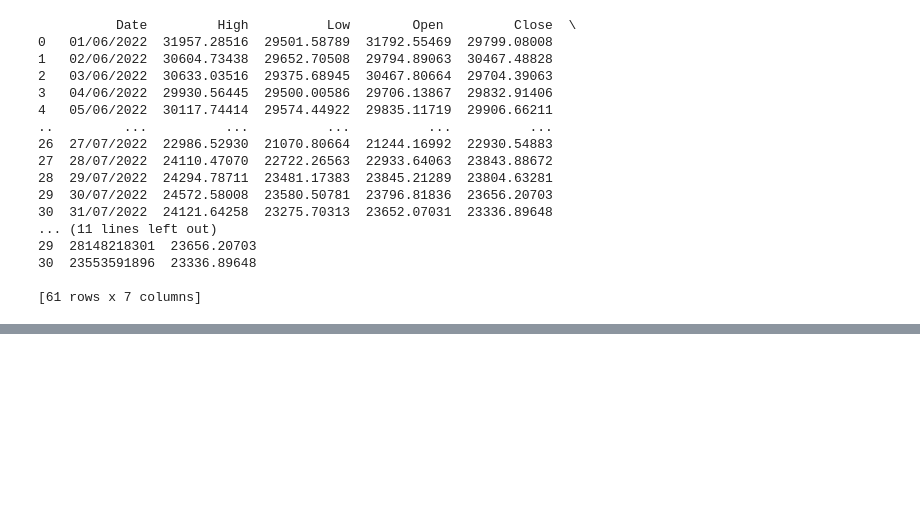
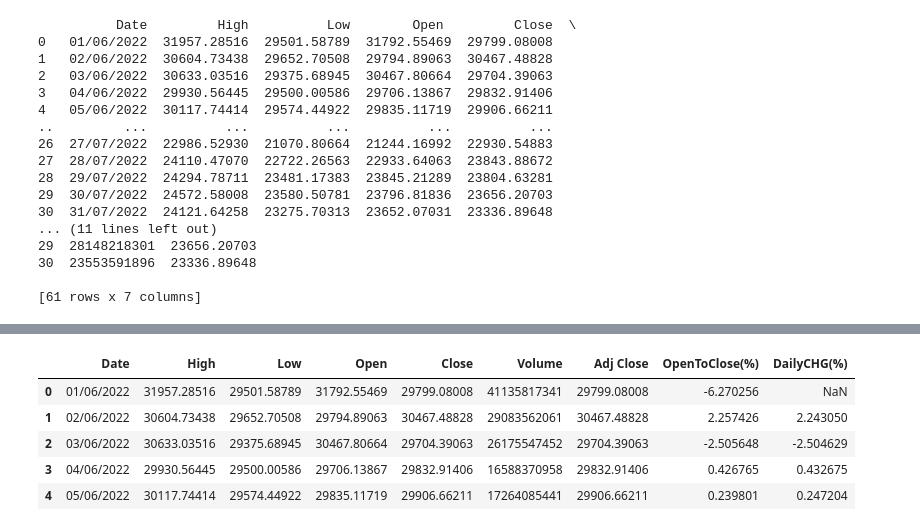
Before and after one commit to spag28/UCDPA_BethCartledge, a Jupyter notebook: Project.ipynb, the cells around one changed output, grey strips where cells are left out. Cells and saved outputs as stored; diff of their text form; code cells hidden in the pictures; blank space fills up the shorter version.

```diff
--- a/Project.ipynb
+++ b/Project.ipynb
@@ -293,3 +293,12 @@ sns.boxplot(data=Pricing_df)
 #a = sns.FacetGrid(Pricing_df, col = 'Close')
 #a.map(plt.hist, 'Volume', bins = 5)
 #plt.show()
+# %%
+import numpy as np
+import pandas as pd
+def diff(a,b):
+    return b - a
+
+
+Prices['DiffOC'] = Prices['DiffOC]'.apply(diff)
+Prices.head()
@@ -295,0 +307,13 @@ sns.boxplot(data=Pricing_df)
+# %%
+Prices['OpenToClose(%)'] = ((Prices['Close'] / Prices['Open '] - 1)*100).fillna(0)
+# %%
+Prices['DailyCHG(%)'] = Prices['Close'].pct_change()*100
+# %%
+Prices.head()
+# %% [output]
+|  | Date | High | Low | Open | Close | Volume | Adj Close | OpenToClose(%) | DailyCHG(%) |
+| 0 | 01/06/2022 | 31957.28516 | 29501.58789 | 31792.55469 | 29799.08008 | 41135817341 | 29799.08008 | -6.270256 | NaN |
+| 1 | 02/06/2022 | 30604.73438 | 29652.70508 | 29794.89063 | 30467.48828 | 29083562061 | 30467.48828 | 2.257426 | 2.243050 |
+| 2 | 03/06/2022 | 30633.03516 | 29375.68945 | 30467.80664 | 29704.39063 | 26175547452 | 29704.39063 | -2.505648 | -2.504629 |
+| 3 | 04/06/2022 | 29930.56445 | 29500.00586 | 29706.13867 | 29832.91406 | 16588370958 | 29832.91406 | 0.426765 | 0.432675 |
+| 4 | 05/06/2022 | 30117.74414 | 29574.44922 | 29835.11719 | 29906.66211 | 17264085441 | 29906.66211 | 0.239801 | 0.247204 |
```
Also changed, not shown: parts of 4 cells of this notebook.
